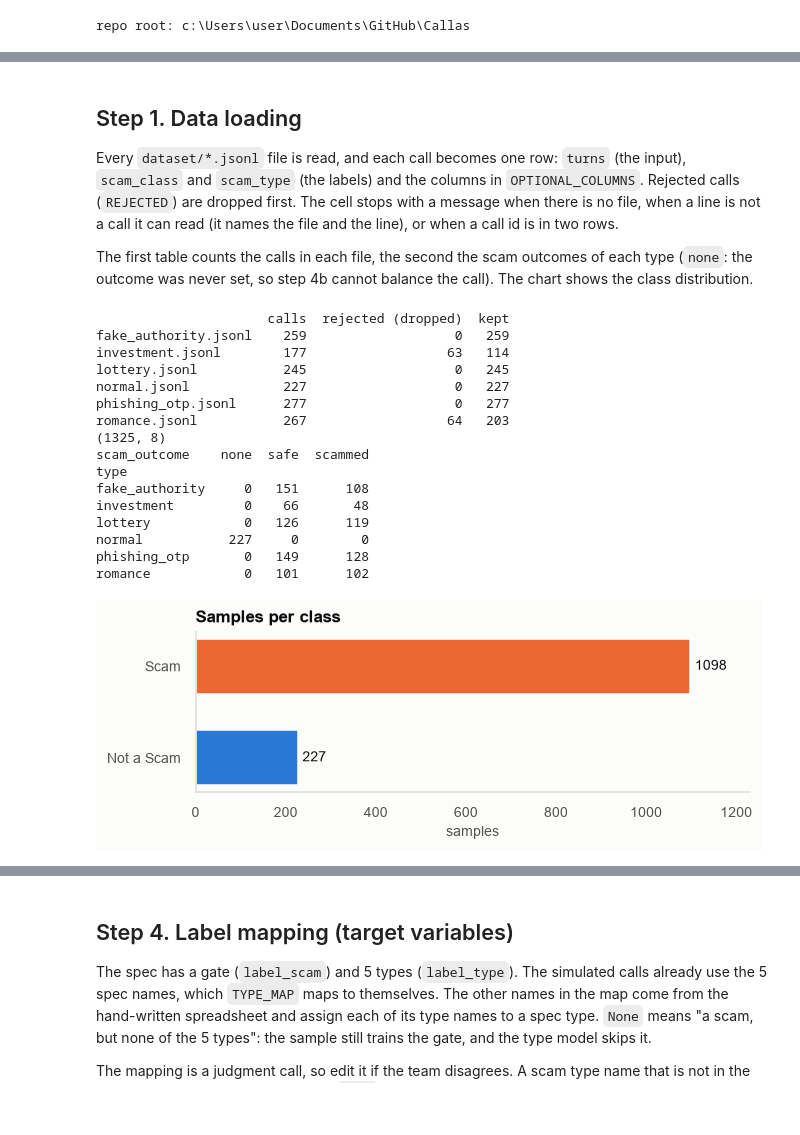
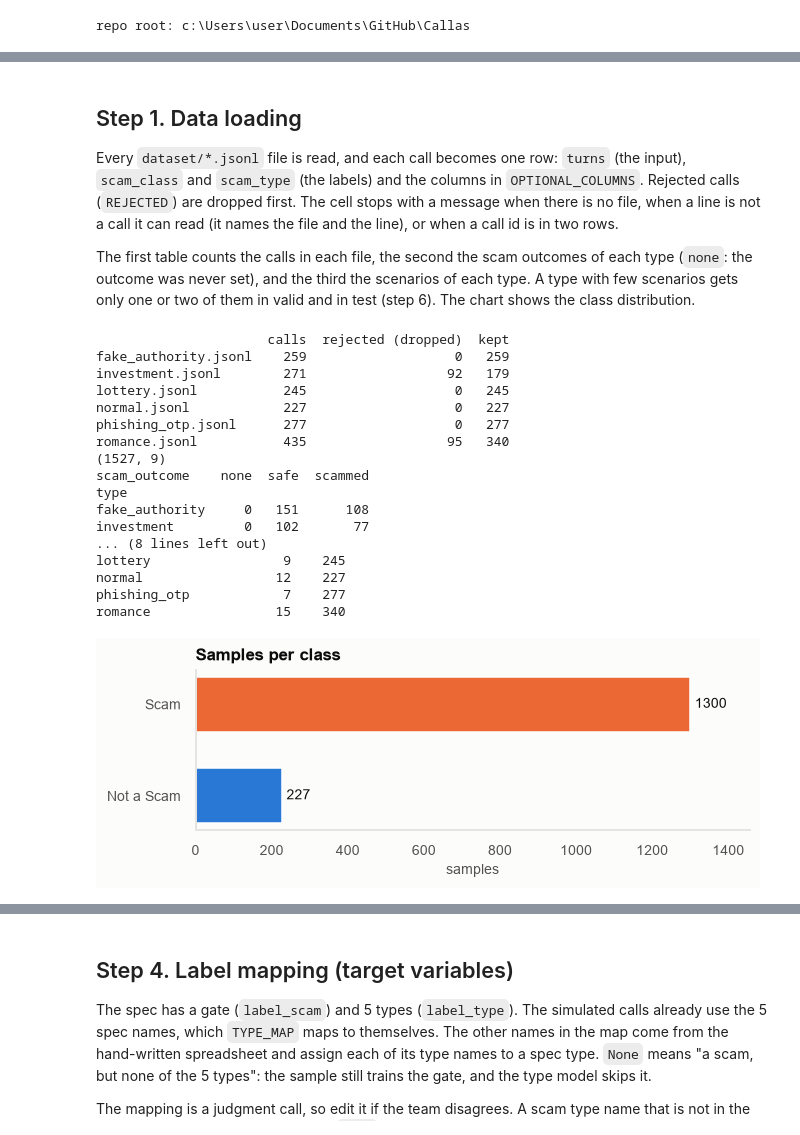
Before and after one commit to ZenithGeeks/Callas, a Jupyter notebook: notebooks/scam_classifier_phayathaibert.ipynb, the cells around one changed output, grey strips where cells are left out. Drawn from its saved outputs; the diff is of its cells as text; code cells hidden in the pictures; blank space fills up the shorter version.

Commit message:
feat(pre-process): split by scenario, keep every call, mask sensitive values

```diff
--- a/notebooks/scam_classifier_phayathaibert.ipynb
+++ b/notebooks/scam_classifier_phayathaibert.ipynb
@@ -260,7 +320,8 @@ Every `dataset/*.jsonl` file is read, and each call becomes one row: `turns` (th
 is not a call it can read (it names the file and the line), or when a call id is in two rows.
 
 The first table counts the calls in each file, the second the scam outcomes of each type
-(`none`: the outcome was never set, so step 4b cannot balance the call). The chart shows the
+(`none`: the outcome was never set), and the third the scenarios of each type. A type with
+few scenarios gets only one or two of them in valid and in test (step 6). The chart shows the
 class distribution.
 # %%
 DATA_FILES = sorted(DATA_DIR.glob(DATA_PATTERN))
@@ -290,39 +351,47 @@ raw["scam_start_turn"] = pd.to_numeric(raw["scam_start_turn"], errors="coerce")
 print(raw.shape)
 print(
     pd.crosstab(raw["scam_type"].replace("", "normal"), raw["scam_outcome"].fillna("none"))
     .rename_axis(index="type", columns="scam_outcome")
     .to_string()
 )
+kind = raw["scam_type"].replace("", "normal")
+print(
+    raw.groupby(kind)["scenario"]
+    .agg(scenarios="nunique", calls="size")
+    .rename_axis("type")
+    .to_string()
+)
 class_counts = raw["scam_class"].value_counts()
 
 fig, ax = plt.subplots(figsize=(6.5, 1.9))
 ax.barh(
     class_counts.index,
     class_counts.to_numpy(),
     height=0.6,
     color=[CLASS_COLORS.get(c, NEUTRAL) for c in class_counts.index],
 )
 label_bars(ax)
 ax.invert_yaxis()
 ax.set(title="Samples per class", xlabel="samples", xlim=(0, class_counts.max() * 1.12))
 plt.show()
 
 raw.head(3)
 # %% [output]
                       calls  rejected (dropped)  kept
 fake_authority.jsonl    259                   0   259
-investment.jsonl        177                  63   114
+investment.jsonl        271                  92   179
 lottery.jsonl           245                   0   245
 normal.jsonl            227                   0   227
 phishing_otp.jsonl      277                   0   277
-romance.jsonl           267                  64   203
-(1325, 8)
+romance.jsonl           435                  95   340
+(1527, 9)
 scam_outcome    none  safe  scammed
 type
 fake_authority     0   151      108
-investment         0    66       48
-lottery            0   126      119
-normal           227     0        0
-phishing_otp       0   149      128
-romance            0   101      102
+investment         0   102       77
+... (8 lines left out)
+lottery                 9    245
+normal                 12    227
+phishing_otp            7    277
+romance                15    340
-[figure, old version]
+[figure, new version]
```
Also changed, not shown: parts of 29 cells of this notebook.
